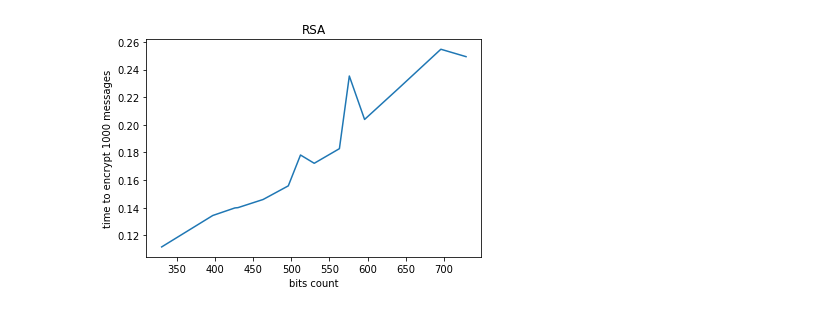
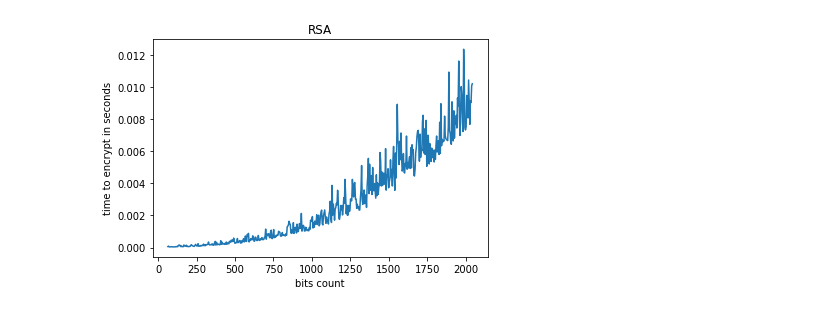
Before and after one commit to AndrewBoshra/RSA-Encryption, a Jupyter notebook: plotting.ipynb, the cells around one changed output. Cells and saved outputs as stored; diff of their text form; code cells hidden in the pictures.

```diff
--- a/plotting.ipynb
+++ b/plotting.ipynb
@@ -21,10 +5,0 @@ RSA_KEYS=[
-# %%
-e=1263581691331332127259083713503
-for key in RSA_KEYS:
-    n=key["n"]
-    p=key["p"]
-    q=key["q"]
-    assert n==p*q ,f"n= {n} , p={p},q={q} is not a valid key"
-    key["Q"]=(p-1)*(q-1)
-    key["e"]=e
-    key["d"]=RSA.InvertModulo(e,key["Q"])
@@ -34,13 +6,14 @@ def getBitsCount(num):
-# %%
-m="abcdefghijkzano"*2
-encr_times=[]
-bits=[]
-for key in RSA_KEYS:
-    n=key["n"]
-    e=key["e"]
-    d=key["d"]
-    start=time.time()
-    for _ in range(1000):
-        RSA.getCiphertext(m,n,e)
-    encr_times.append(time.time()-start)
-    bits.append(getBitsCount(n))
+# %%
+times = []
+keys = []
+for i in range(32, 1024, 2):
+    p = number.getPrime(i)
+    q = number.getPrime(i)
+    n = p*q
+    e = number.getPrime(i//2)
+    keys.append(n)
+    starttime = time.time()
+    ciphertext = RSA.getCiphertext('hello', n, e)
+    executiontime = time.time()-starttime
+    times.append(executiontime)
+    print(executiontime)
@@ -47,10 +38,10 @@ for key in RSA_KEYS:
 # %%
 
 import matplotlib.pyplot as plt
-plt.plot(bits, encr_times)
+plt.plot(np.arange(64, 2048, 4), times)
 plt.xlabel('bits count')
-plt.ylabel('time to encrypt 1000 messages')
+plt.ylabel('time to encrypt in seconds')
 plt.title('RSA')
 plt.show()
 # %% [output]
-[figure, old version]
+[figure, new version]
```
Also changed, not shown: parts of 4 cells of this notebook.
